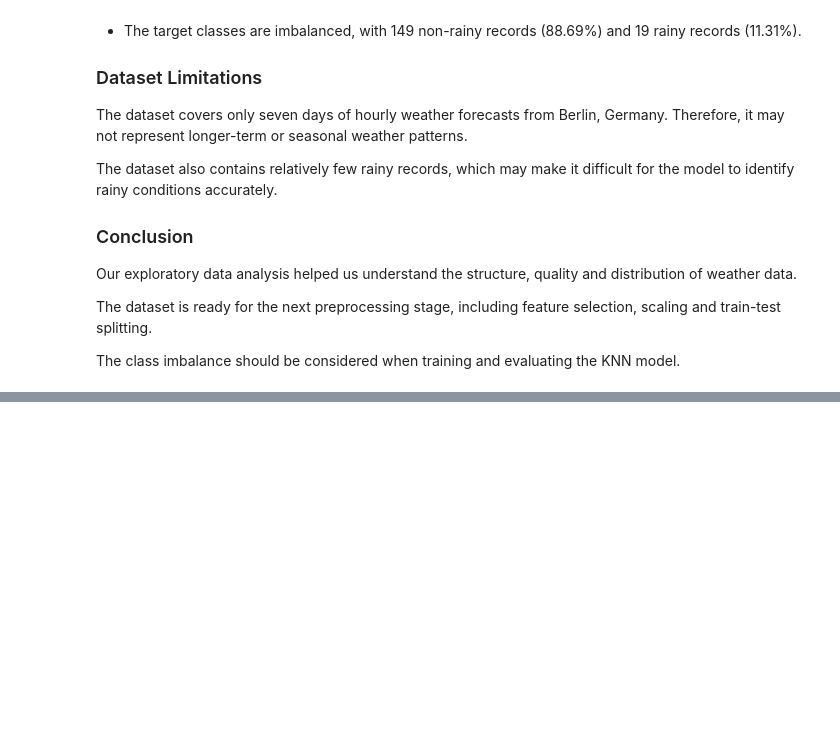
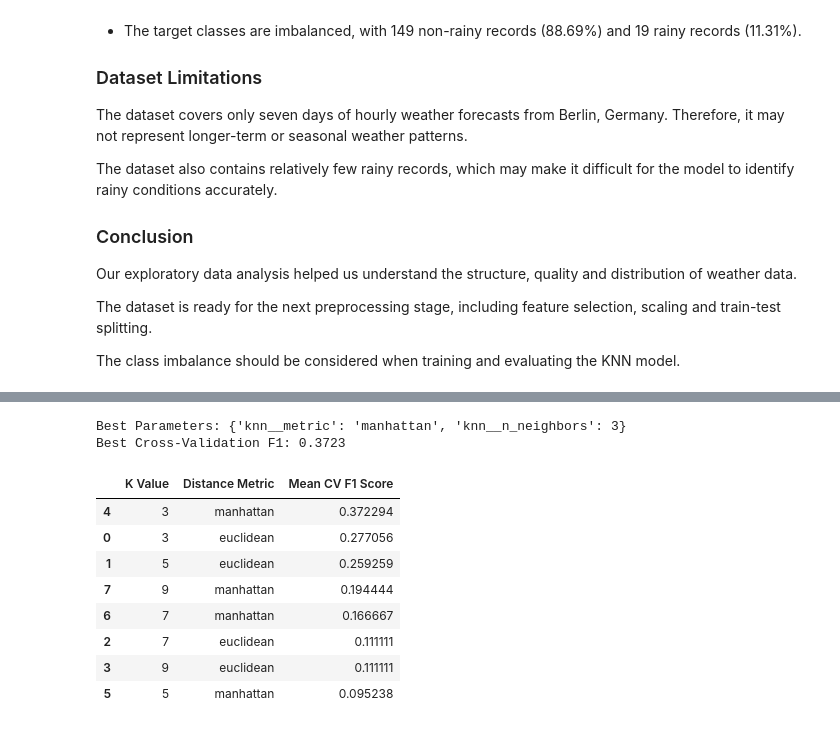
Before and after one commit to AlamirConestoga/KNearestNeighbors_Workshop-main, a Jupyter notebook: src/KNN_Workshop_Solution.ipynb, the cells around one changed output, grey strips where cells are left out. Saved outputs shown, nothing was run; the diff lists cells and outputs as text; code cells hidden in the pictures; blank space fills up the shorter version.

```diff
--- a/src/KNN_Workshop_Solution.ipynb
+++ b/src/KNN_Workshop_Solution.ipynb
@@ -702,0 +813,66 @@ Predictions: [0 0 0 1 0 0 0 0 0 0 0 0 0 0 0 0 0 0 0 0 0 0 0 0 0 0 0 0 0 0 0 0 0
+# %%
+from sklearn.model_selection import GridSearchCV, StratifiedKFold
+import pandas as pd
+
+# Define K values and distance metrics
+param_grid = {
+    "knn__n_neighbors": [3, 5, 7, 9],
+    "knn__metric": ["euclidean", "manhattan"]
+}
+
+# Stratified cross-validation
+cv = StratifiedKFold(
+    n_splits=3,
+    shuffle=True,
+    random_state=42
+)
+
+# Search for the best KNN configuration
+grid_search = GridSearchCV(
+    estimator=knn_pipeline,
+    param_grid=param_grid,
+    cv=cv,
+    scoring="f1",
+    n_jobs=-1
+)
+
+# Train using the training dataset only
+grid_search.fit(X_train, y_train)
+
+# Display the best configuration
+print("Best Parameters:", grid_search.best_params_)
+print("Best Cross-Validation F1:", round(grid_search.best_score_, 4))
+
+# Compare all combinations
+results_df = pd.DataFrame(grid_search.cv_results_)
+
+comparison = results_df[
+    [
+        "param_knn__n_neighbors",
+        "param_knn__metric",
+        "mean_test_score"
+    ]
+].copy()
+
+comparison.columns = [
+    "K Value",
+    "Distance Metric",
+    "Mean CV F1 Score"
+]
+
+display(comparison.sort_values(
+    by="Mean CV F1 Score",
+    ascending=False
+))
+# %% [output]
+Best Parameters: {'knn__metric': 'manhattan', 'knn__n_neighbors': 3}
+Best Cross-Validation F1: 0.3723
+|  | K Value | Distance Metric | Mean CV F1 Score |
+| 4 | 3 | manhattan | 0.372294 |
+| 0 | 3 | euclidean | 0.277056 |
+| 1 | 5 | euclidean | 0.259259 |
+| 7 | 9 | manhattan | 0.194444 |
+| 6 | 7 | manhattan | 0.166667 |
+| 2 | 7 | euclidean | 0.111111 |
+| 3 | 9 | euclidean | 0.111111 |
+| 5 | 5 | manhattan | 0.095238 |
```
Also changed, not shown: parts of 19 cells of this notebook, 2 other files.
